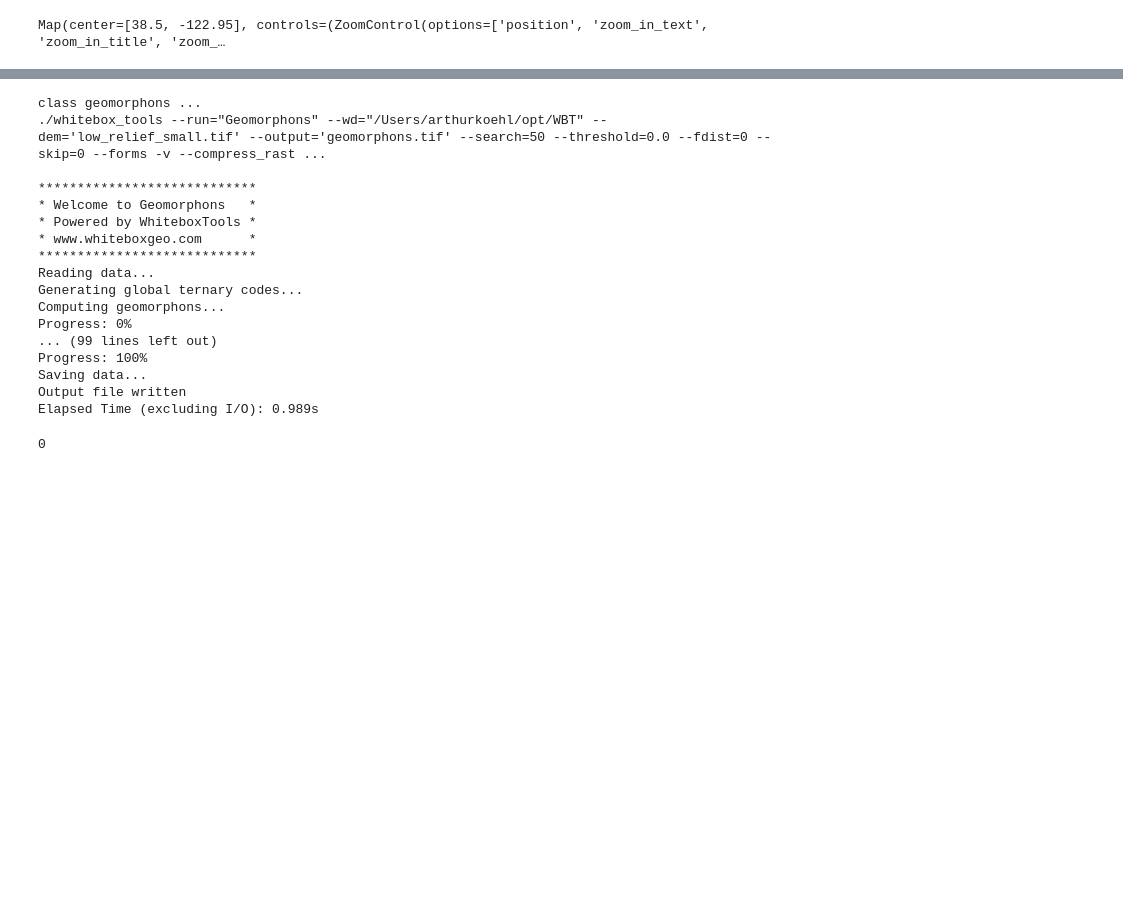
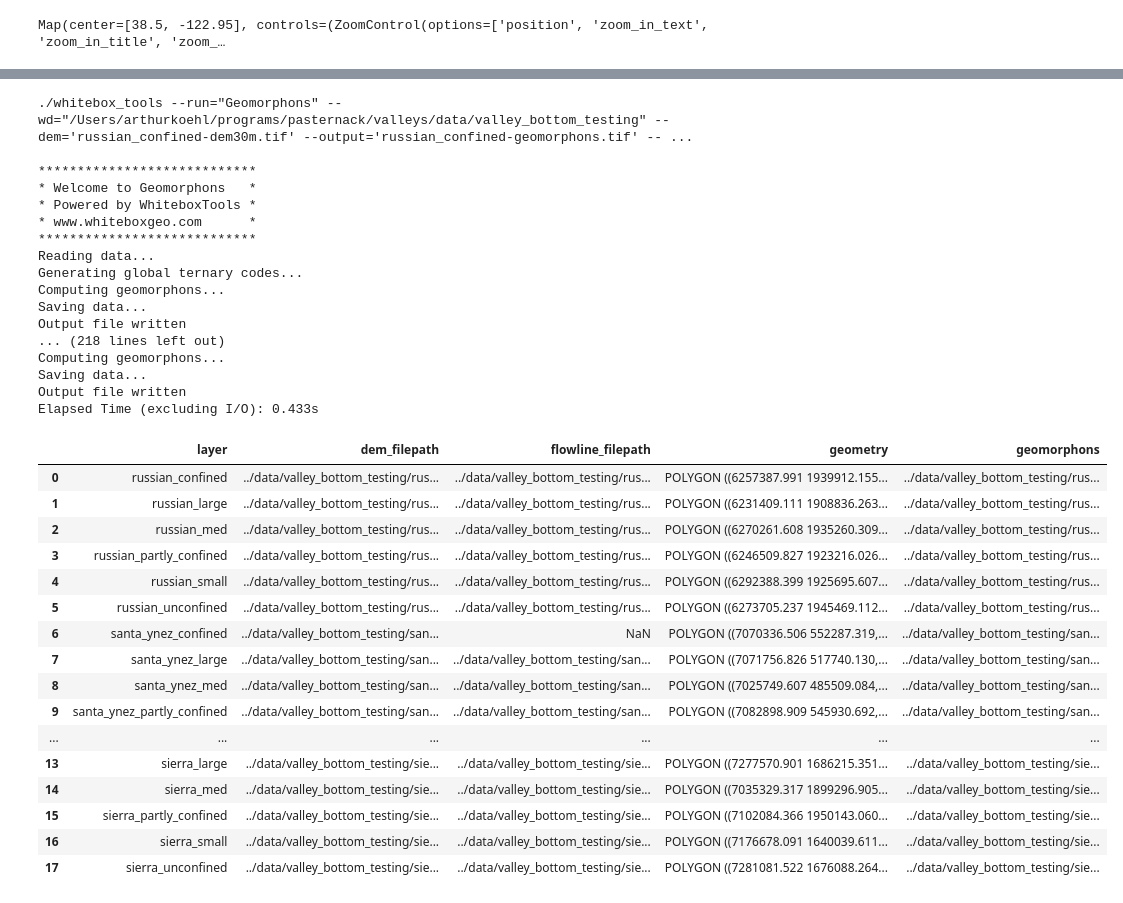
Before and after one commit to avkoehl/valleys, a Jupyter notebook: notebooks/Valley_Bottom_Extraction.ipynb, the cells around one changed output, grey strips where cells are left out. Cells and saved outputs as stored; diff of their text form; code cells hidden in the pictures; blank space fills up the shorter version.

Commit message:
ignore raw data dir; lots of progress

```diff
--- a/notebooks/Valley_Bottom_Extraction.ipynb
+++ b/notebooks/Valley_Bottom_Extraction.ipynb
@@ -77,3 +81,8 @@ class Raster:
 
     def plot(self):
         show(self.data)
+# %%
+# paths and configuration
+valley_polygons_path = "../raw_data/sample_valley_polygons/sample_valleys.geojson"
+
+working_directory = "../data/valley_bottom_testing/"
@@ -80,5 +95,5 @@ class Raster:
 # %%
-gdf = gpd.read_file("../data/sample_valley_polygons/sample_valleys.geojson", driver='GeoJSON')
+gdf = gpd.read_file(valley_polygons_path, driver='GeoJSON')
 gdf = gdf[["layer", "geometry"]]
 gdf = gdf.explode('geometry', index_parts=False)
 gdf
@@ -188,0 +218,3 @@ Map(center=[38.5, -122.95], controls=(ZoomControl(options=['position', 'zoom_in_
+# %%
+manifest = gpd.read_file(os.path.join(working_directory, "manifest.geojson"))
+manifest
@@ -192,44 +248,62 @@ Map(center=[38.5, -122.95], controls=(ZoomControl(options=['position', 'zoom_in_
 wbt = whitebox.WhiteboxTools()
 wbt.set_whitebox_dir("/Users/arthurkoehl/opt/WBT/")
 
-working_dir = "/Users/arthurkoehl/programs/pasternack/valleys/wbt_workingdir/"
-wbt.set_working_dir(working_dir)
+wbt.set_working_dir(os.path.abspath(working_directory))
 wbt.version()
-
-if os.path.isdir(working_dir):
-    shutil.rmtree(working_dir)
-os.mkdir(working_dir)
+def my_callback(value):
+    if "Elapsed Time" in value:
+        print(value)
 # %%
 # geomorphons
-print("class geomorphons ...")
-dem = "low_relief_small.tif"
-output = "geomorphons.tif"
-wbt.geomorphons(
-    dem,
-    output,
-    search=50,
-    threshold=0.0,
-    fdist=0,
-    skip=0,
-    forms=True,
-    residuals=False,
-)
+geomorphon_filepaths = []
+for index,row in manifest.iterrows():
+    wbt.geomorphons(
+        os.path.basename(row['dem_filepath']),
+        f"{row['layer']}-geomorphons.tif",
+        search=50,
+        threshold=0.0,
+        fdist=0,
+        skip=0,
+        forms=True,
+        residuals=False,
+        callback=my_callback
+    )
+    geomorphon_filepaths.append(os.path.join(working_directory, f"{row['layer']}-geomorphons.tif"))
+
+manifest['geomorphons'] = geomorphon_filepaths
+manifest
 # %% [output]
-class geomorphons ...
-./whitebox_tools --run="Geomorphons" --wd="/Users/arthurkoehl/opt/WBT" --dem='low_relief_small.tif' --output='geomorphons.tif' --search=50 --threshold=0.0 --fdist=0 --skip=0 --forms -v --compress_rast ...
+./whitebox_tools --run="Geomorphons" --wd="/Users/arthurkoehl/programs/pasternack/valleys/data/valley_bottom_testing" --dem='russian_confined-dem30m.tif' --output='russian_confined-geomorphons.tif' -- ...
 
 ****************************
 * Welcome to Geomorphons   *
 * Powered by WhiteboxTools *
 * www.whiteboxgeo.com      *
 ****************************
 Reading data...
 Generating global ternary codes...
 Computing geomorphons...
-Progress: 0%
-... (99 lines left out)
-Progress: 100%
 Saving data...
 Output file written
-Elapsed Time (excluding I/O): 0.989s
+... (218 lines left out)
+Computing geomorphons...
+Saving data...
+Output file written
+Elapsed Time (excluding I/O): 0.433s
-0
+|  | layer | dem_filepath | flowline_filepath | geometry | geomorphons |
+| 0 | russian_confined | ../data/valley_bottom_testing/rus... | ../data/valley_bottom_testing/rus... | POLYGON ((6257387.991 1939912.155... | ../data/valley_bottom_testing/rus... |
+| 1 | russian_large | ../data/valley_bottom_testing/rus... | ../data/valley_bottom_testing/rus... | POLYGON ((6231409.111 1908836.263... | ../data/valley_bottom_testing/rus... |
+| 2 | russian_med | ../data/valley_bottom_testing/rus... | ../data/valley_bottom_testing/rus... | POLYGON ((6270261.608 1935260.309... | ../data/valley_bottom_testing/rus... |
+| 3 | russian_partly_confined | ../data/valley_bottom_testing/rus... | ../data/valley_bottom_testing/rus... | POLYGON ((6246509.827 1923216.026... | ../data/valley_bottom_testing/rus... |
+| 4 | russian_small | ../data/valley_bottom_testing/rus... | ../data/valley_bottom_testing/rus... | POLYGON ((6292388.399 1925695.607... | ../data/valley_bottom_testing/rus... |
+| 5 | russian_unconfined | ../data/valley_bottom_testing/rus... | ../data/valley_bottom_testing/rus... | POLYGON ((6273705.237 1945469.112... | ../data/valley_bottom_testing/rus... |
+| 6 | santa_ynez_confined | ../data/valley_bottom_testing/san... | NaN | POLYGON ((7070336.506 552287.319,... | ../data/valley_bottom_testing/san... |
+| 7 | santa_ynez_large | ../data/valley_bottom_testing/san... | ../data/valley_bottom_testing/san... | POLYGON ((7071756.826 517740.130,... | ../data/valley_bottom_testing/san... |
+| 8 | santa_ynez_med | ../data/valley_bottom_testing/san... | ../data/valley_bottom_testing/san... | POLYGON ((7025749.607 485509.084,... | ../data/valley_bottom_testing/san... |
+| 9 | santa_ynez_partly_confined | ../data/valley_bottom_testing/san... | ../data/valley_bottom_testing/san... | POLYGON ((7082898.909 545930.692,... | ../data/valley_bottom_testing/san... |
+| ... | ... | ... | ... | ... | ... |
+| 13 | sierra_large | ../data/valley_bottom_testing/sie... | ../data/valley_bottom_testing/sie... | POLYGON ((7277570.901 1686215.351... | ../data/valley_bottom_testing/sie... |
+| 14 | sierra_med | ../data/valley_bottom_testing/sie... | ../data/valley_bottom_testing/sie... | POLYGON ((7035329.317 1899296.905... | ../data/valley_bottom_testing/sie... |
+| 15 | sierra_partly_confined | ../data/valley_bottom_testing/sie... | ../data/valley_bottom_testing/sie... | POLYGON ((7102084.366 1950143.060... | ../data/valley_bottom_testing/sie... |
+| 16 | sierra_small | ../data/valley_bottom_testing/sie... | ../data/valley_bottom_testing/sie... | POLYGON ((7176678.091 1640039.611... | ../data/valley_bottom_testing/sie... |
+| 17 | sierra_unconfined | ../data/valley_bottom_testing/sie... | ../data/valley_bottom_testing/sie... | POLYGON ((7281081.522 1676088.264... | ../data/valley_bottom_testing/sie... |
```
Also changed, not shown: parts of 19 cells of this notebook, 1 other file.
